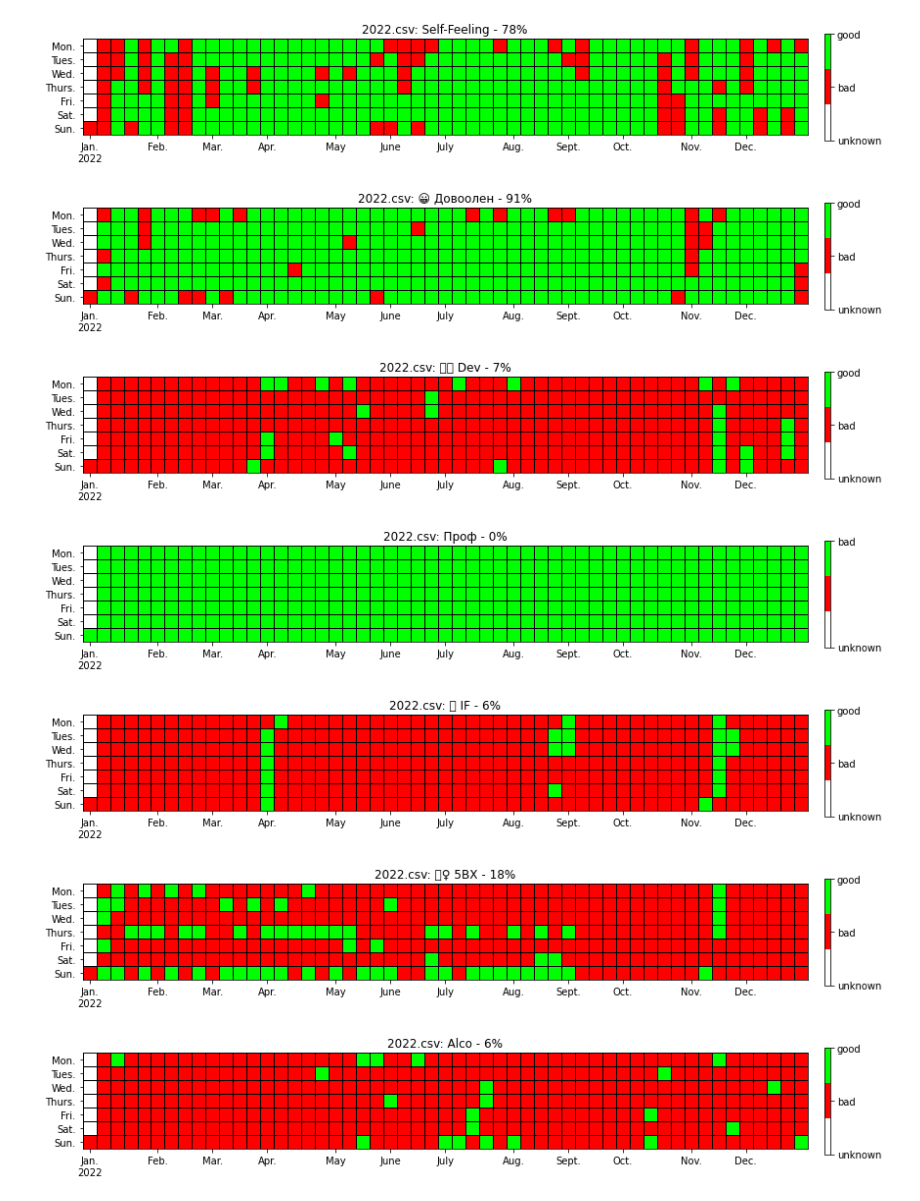
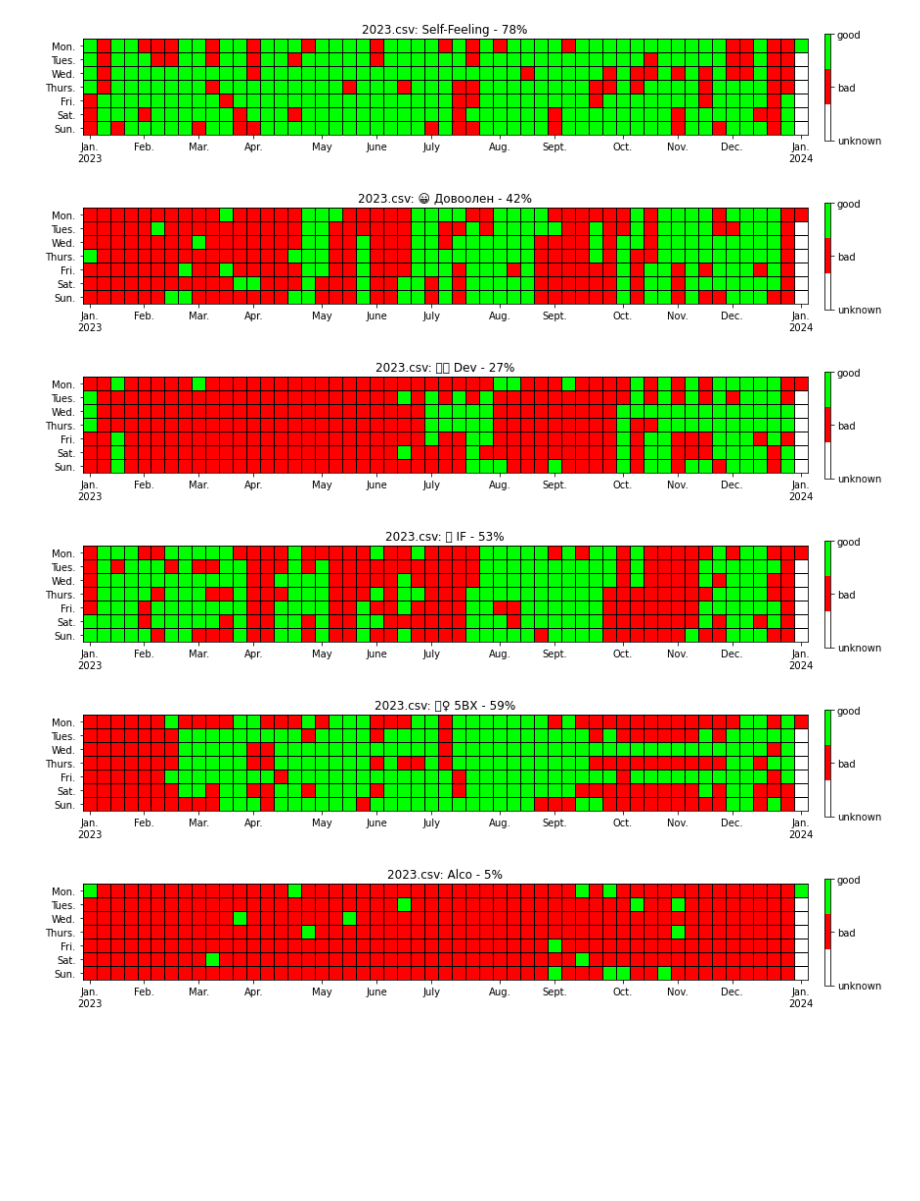
Before and after one commit to sournk/yrd, a Jupyter notebook: generate_dashbord.ipynb, the cells around one changed output. Drawn from its saved outputs; the diff is of its cells as text; code cells hidden in the pictures; blank space fills up the shorter version.

```diff
--- a/generate_dashbord.ipynb
+++ b/generate_dashbord.ipynb
@@ -195,32 +195,31 @@ def fmt(x, pos):
             1: 'good'}
     return legend[x]
 # %%
-FILE_NAME = '2022.csv'
+FILE_NAME = '2023.csv'
 columns_list = ['Self-Feeling', '😀 Довоолен', '👨‍💻 Dev', '🥑 IF', '🚴‍♀️ 5BX', 'Alco']
 
 for column_name in columns_list:
   data = load_data_from_cvs(filename=FILE_NAME,
                             value_column_name=column_name,
                             date_column_name='Date',
                             value_mapping_dict=dict(Yes=1, No=0))
 
   custom_color_map = LinearSegmentedColormap.from_list(CUSTOM_COLORMAP_NAME,
                                                       [(0, '#fff'),
                                                         (0.5, '#ff0000'),
                                                           (1,   '#00ff00')], N=3)
 
   title = f'{FILE_NAME}: {column_name} - {data.sum() / len(data):.0%}'
   draw_heatmap(data=data,
               result_pdf_filename=f'{FILE_NAME}_{column_name}.pdf',
               color_map=custom_color_map,
               color_map_name=CUSTOM_COLORMAP_NAME,
               y_labels_format_function=fmt,
               title=title)
 # %% [output]
-[figure, old version]
+[figure, new version]
-[figure, old version]
+[figure, new version]
-[figure, old version]
+[figure, new version]
-[figure, old version]
+[figure, new version]
-[figure, old version]
+[figure, new version]
-[figure, old version]
+[figure, new version]
-[figure, removed]
```
Also changed, not shown: 1 other file.
